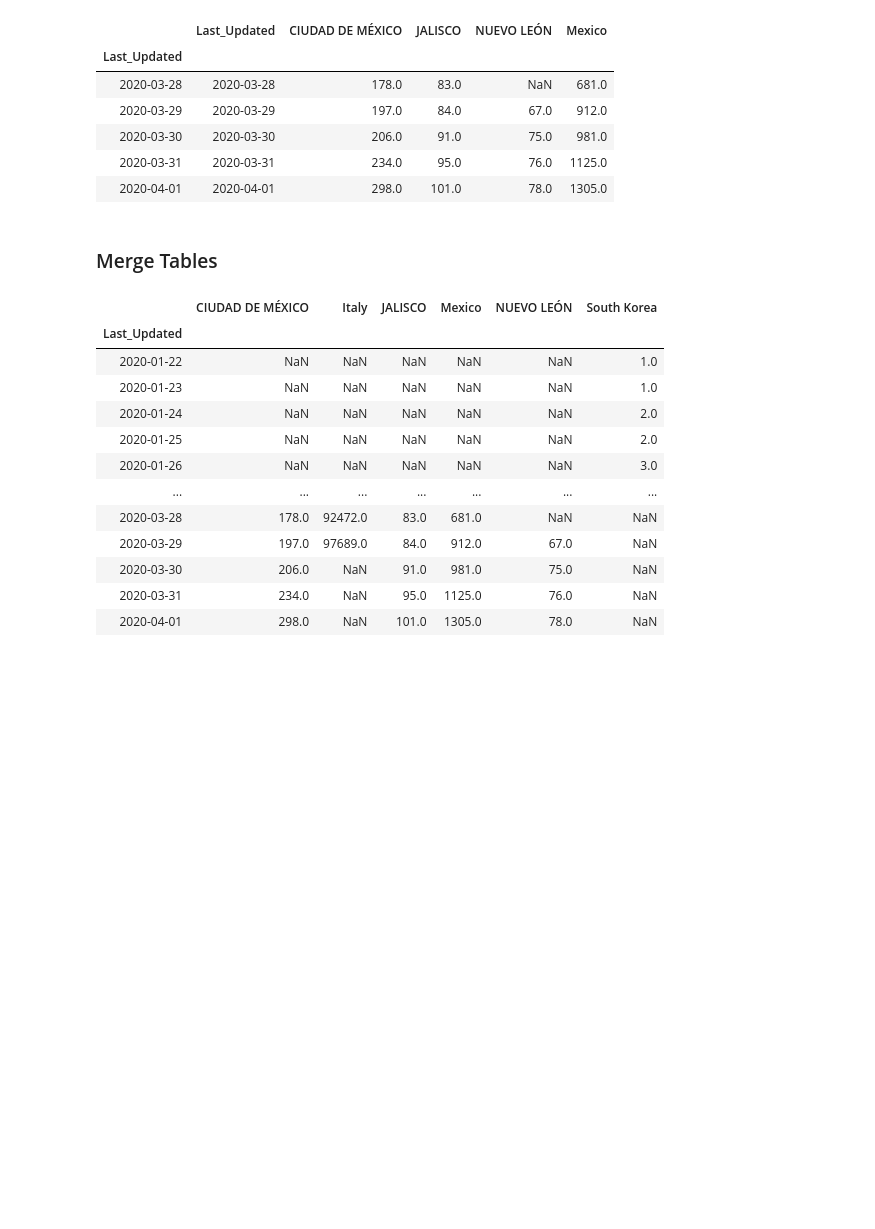
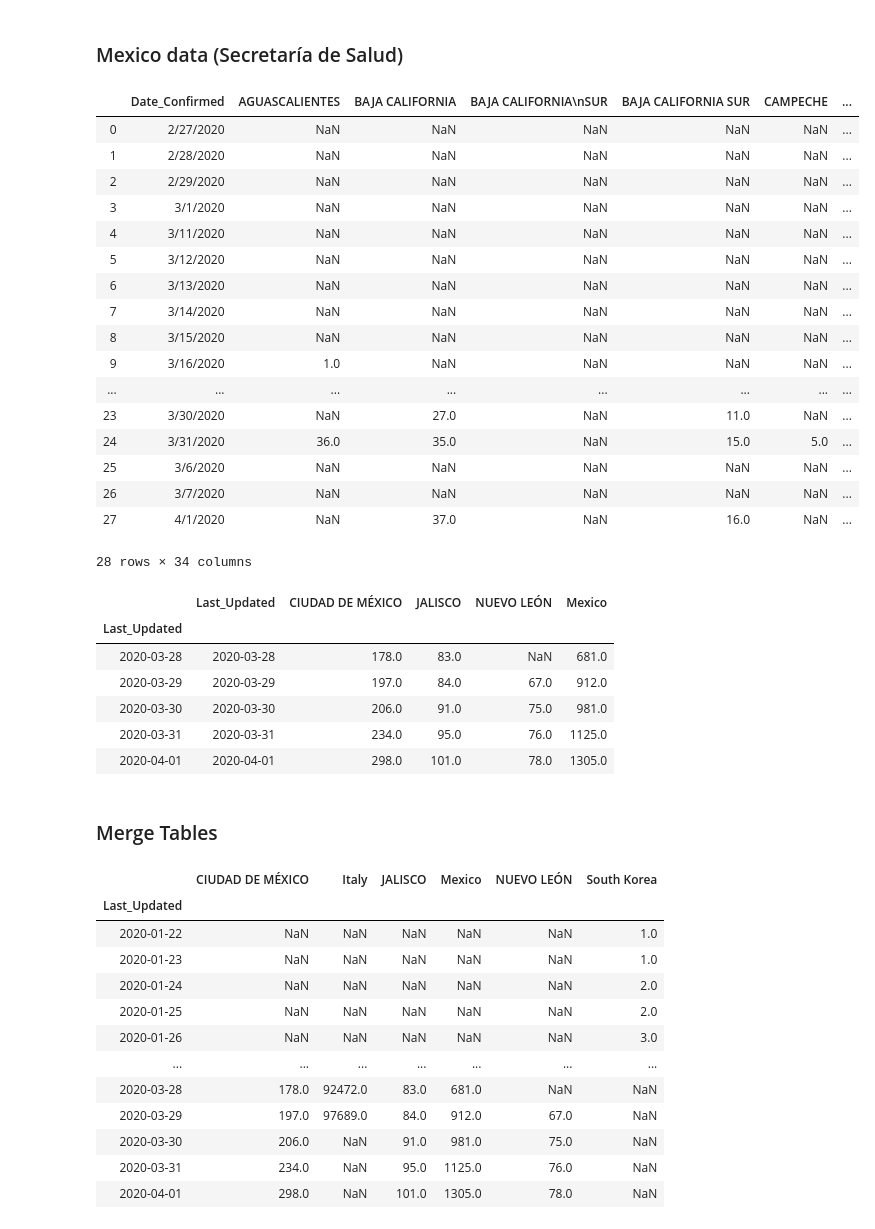
Before and after one commit to marianarf/covid19_mexico_analysis, a Jupyter notebook: 03_log_linear_covid19_plot.ipynb, the cells around one changed output. Cells and saved outputs as stored; diff of their text form; code cells hidden in the pictures; blank space fills up the shorter version.

```diff
--- a/global_interventions.ipynb
+++ b/03_log_linear_covid19_plot.ipynb
@@ -67,3 +58,28 @@ mexico = pd.read_csv('data/time_series/mexico_total_daily_cases.csv')
+# %% [markdown]
+### Mexico data (Secretaría de Salud)
+# %%
+mexico_ts = pd.read_csv('data/mexico_cumulative.csv')
+# %%
+mexico_ts
+# %% [output]
+|  | Date_Confirmed | AGUASCALIENTES | BAJA CALIFORNIA | BAJA CALIFORNIA\nSUR | BAJA CALIFORNIA SUR | CAMPECHE | ... |
+| 0 | 2/27/2020 | NaN | NaN | NaN | NaN | NaN | ... |
+| 1 | 2/28/2020 | NaN | NaN | NaN | NaN | NaN | ... |
+| 2 | 2/29/2020 | NaN | NaN | NaN | NaN | NaN | ... |
+| 3 | 3/1/2020 | NaN | NaN | NaN | NaN | NaN | ... |
+| 4 | 3/11/2020 | NaN | NaN | NaN | NaN | NaN | ... |
+| 5 | 3/12/2020 | NaN | NaN | NaN | NaN | NaN | ... |
+| 6 | 3/13/2020 | NaN | NaN | NaN | NaN | NaN | ... |
+| 7 | 3/14/2020 | NaN | NaN | NaN | NaN | NaN | ... |
+| 8 | 3/15/2020 | NaN | NaN | NaN | NaN | NaN | ... |
+| 9 | 3/16/2020 | 1.0 | NaN | NaN | NaN | NaN | ... |
+| ... | ... | ... | ... | ... | ... | ... | ... |
+| 23 | 3/30/2020 | NaN | 27.0 | NaN | 11.0 | NaN | ... |
+| 24 | 3/31/2020 | 36.0 | 35.0 | NaN | 15.0 | 5.0 | ... |
+| 25 | 3/6/2020 | NaN | NaN | NaN | NaN | NaN | ... |
+| 26 | 3/7/2020 | NaN | NaN | NaN | NaN | NaN | ... |
+| 27 | 4/1/2020 | NaN | 37.0 | NaN | 16.0 | NaN | ... |
+28 rows × 34 columns
 # %%
 mexico = mexico.set_index(pd.DatetimeIndex(mexico['Date_Confirmed'])).sort_index()
 # %%
```
Also changed, not shown: parts of 33 cells of this notebook, 17 other files.
